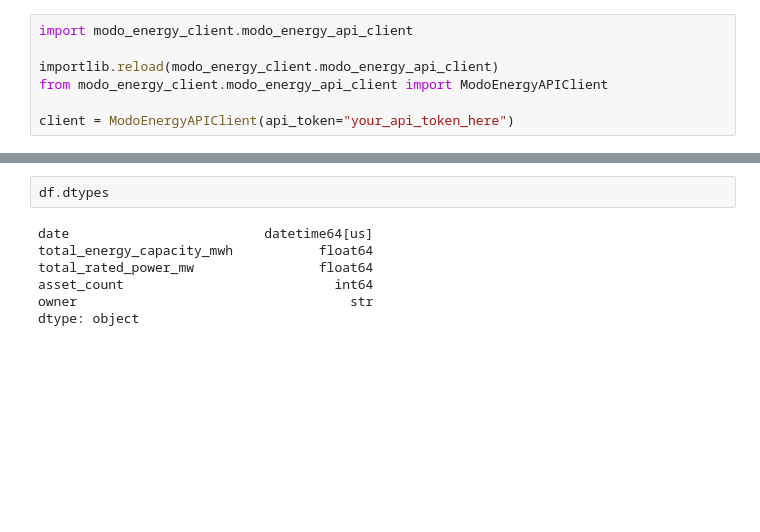
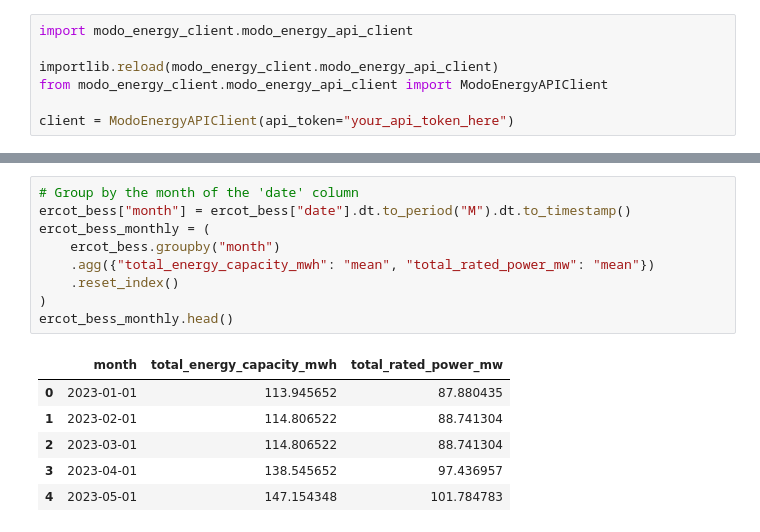
Before and after one commit to andrewkittredge/mode_energy, a Jupyter notebook: ERCOT_BESS.ipynb, the cells around one changed output, grey strips where cells are left out. Saved outputs shown, nothing was run; the diff lists cells and outputs as text; blank space fills up the shorter version.

```diff
--- a/ERCOT_BESS.ipynb
+++ b/ERCOT_BESS.ipynb
@@ -15,11 +15,18 @@ df = client.get_ercot_modo_owners(date_from="2010-01", date_to="2026-01")
 # %% [output]
 Fetching pages : 0page [00:00, ?page/s]
-# %%
-df.dtypes
-# %% [output]
-date                         datetime64[us]
-total_energy_capacity_mwh           float64
-total_rated_power_mw                float64
-asset_count                           int64
-owner                                   str
-dtype: object
+# %%
+# Group by the month of the 'date' column
+ercot_bess["month"] = ercot_bess["date"].dt.to_period("M").dt.to_timestamp()
+ercot_bess_monthly = (
+    ercot_bess.groupby("month")
+    .agg({"total_energy_capacity_mwh": "mean", "total_rated_power_mw": "mean"})
+    .reset_index()
+)
+ercot_bess_monthly.head()
+# %% [output]
+|  | month | total_energy_capacity_mwh | total_rated_power_mw |
+| 0 | 2023-01-01 | 113.945652 | 87.880435 |
+| 1 | 2023-02-01 | 114.806522 | 88.741304 |
+| 2 | 2023-03-01 | 114.806522 | 88.741304 |
+| 3 | 2023-04-01 | 138.545652 | 97.436957 |
+| 4 | 2023-05-01 | 147.154348 | 101.784783 |
```
Also changed, not shown: parts of 8 cells of this notebook, 2 other files.
